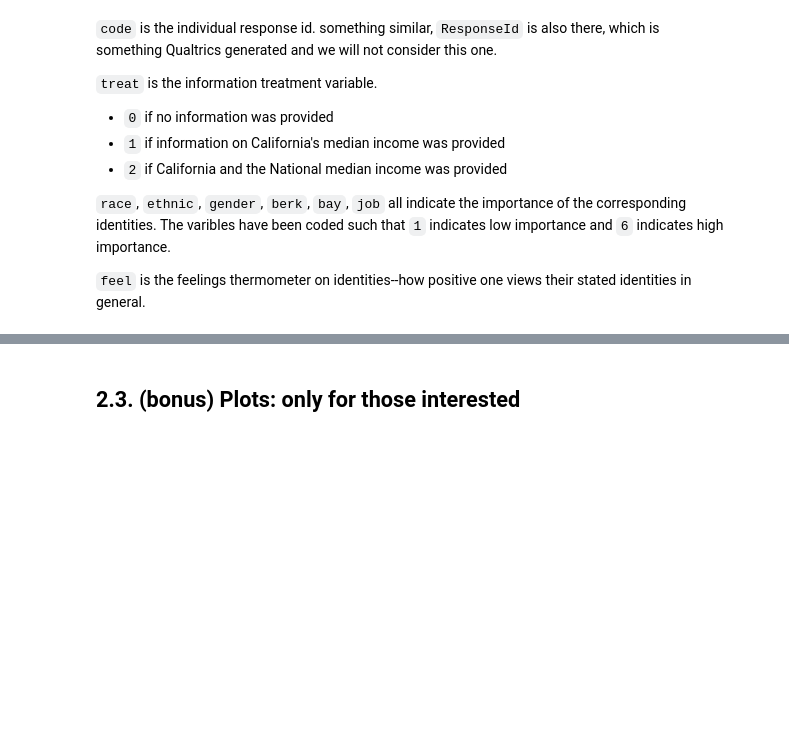
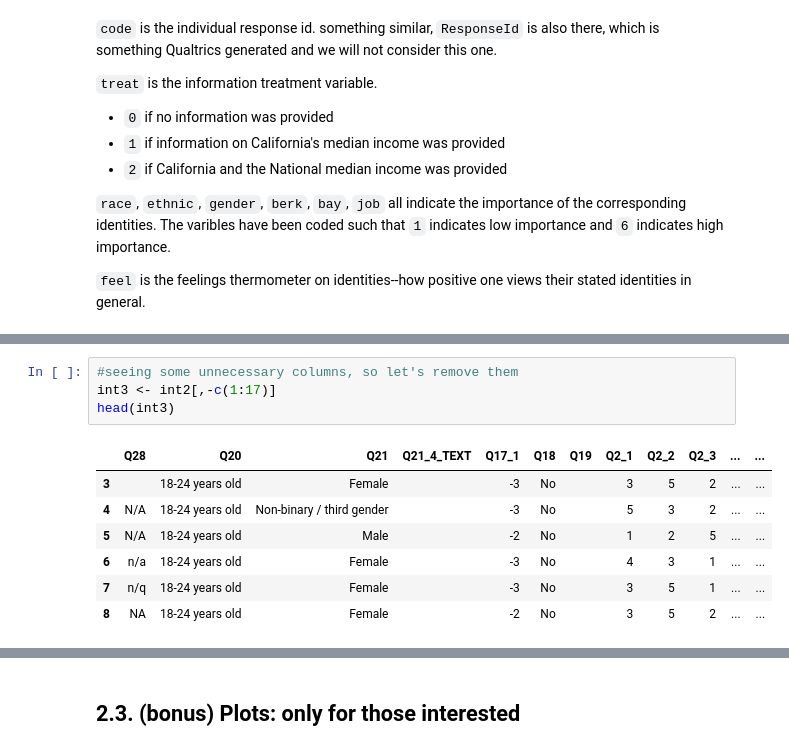
Before and after one commit to junwoosuh/ps3sec_24spring, a Jupyter notebook: weekly_materials/sec10_cleaning and template.ipynb, the cells around one changed output, grey strips where cells are left out. Saved outputs shown, nothing was run; the diff lists cells and outputs as text; blank space fills up the shorter version.

```diff
--- a/weekly_materials/sec10_cleaning and template.ipynb
+++ b/weekly_materials/sec10_cleaning and template.ipynb
@@ -56,0 +89,12 @@ head(start) #this is the data for the questions on identity importance.
+# %%
+#seeing some unnecessary columns, so let's remove them
+int3 <- int2[,-c(1:17)]
+head(int3)
+# %% [output]
+|  | Q28 | Q20 | Q21 | Q21_4_TEXT | Q17_1 | Q18 | Q19 | Q2_1 | Q2_2 | Q2_3 | ... | ... |
+| 3 |  | 18-24 years old | Female |  | -3 | No |  | 3 | 5 | 2 | ... | ... |
+| 4 | N/A | 18-24 years old | Non-binary / third gender |  | -3 | No |  | 5 | 3 | 2 | ... | ... |
+| 5 | N/A | 18-24 years old | Male |  | -2 | No |  | 1 | 2 | 5 | ... | ... |
+| 6 | n/a | 18-24 years old | Female |  | -3 | No |  | 4 | 3 | 1 | ... | ... |
+| 7 | n/q | 18-24 years old | Female |  | -3 | No |  | 3 | 5 | 1 | ... | ... |
+| 8 | NA | 18-24 years old | Female |  | -2 | No |  | 3 | 5 | 2 | ... | ... |
```
Also changed, not shown: parts of 30 cells of this notebook.
